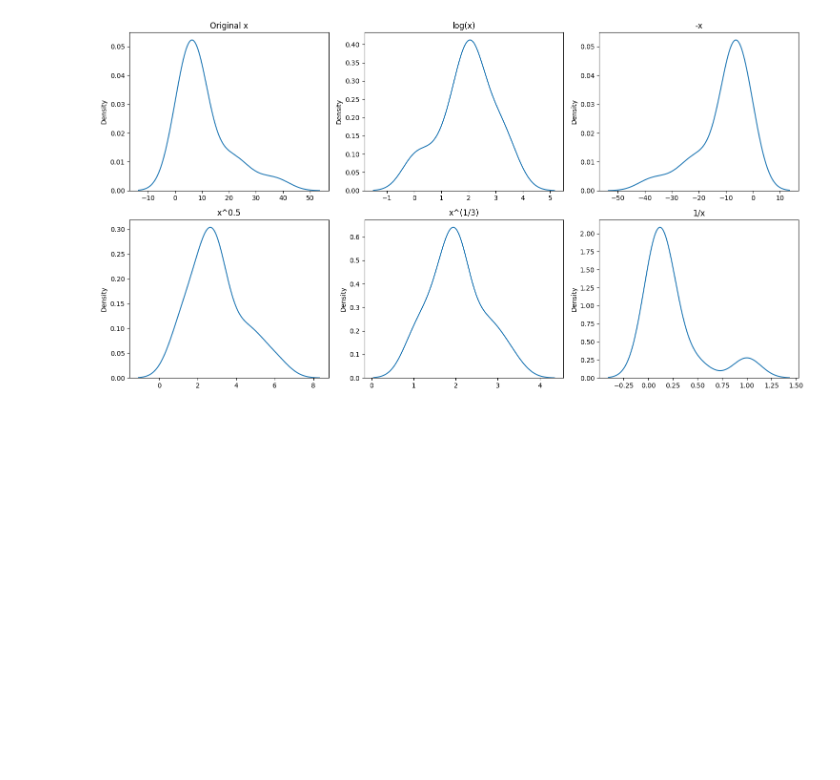
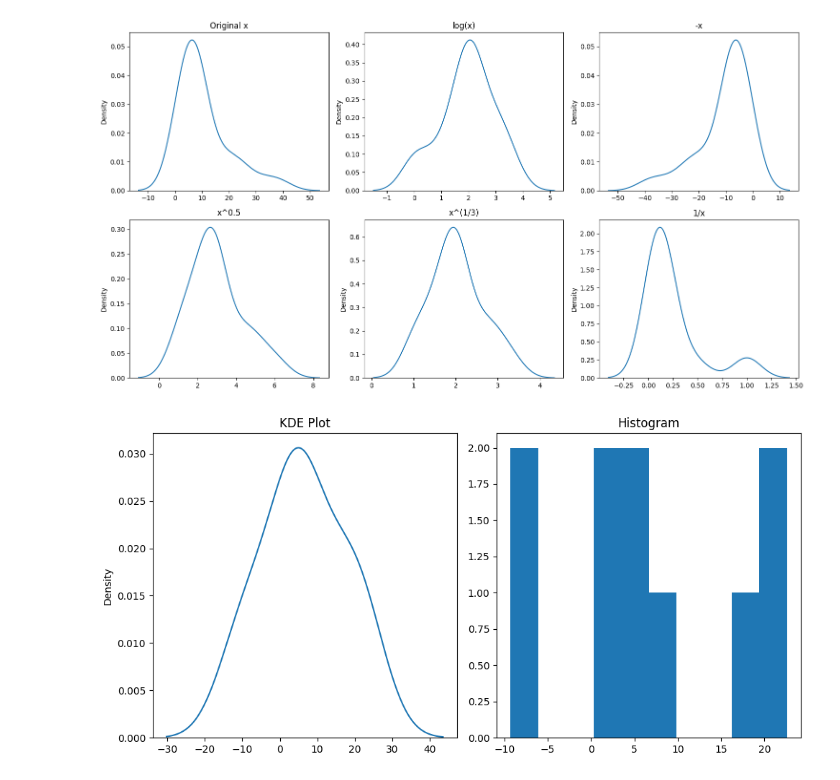
Before and after one commit to thearksharma/Statistics, a Jupyter notebook: Note.ipynb, the cells around one changed output. Saved outputs shown, nothing was run; the diff lists cells and outputs as text; code cells hidden in the pictures; blank space fills up the shorter version.

Commit message:
Normal Distribution & Transformations

```diff
--- a/Note.ipynb
+++ b/Note.ipynb
@@ -72,3 +70,18 @@ plt.tight_layout()
 plt.show()
 # %% [output]
 [figure]
+# %%
+data = np.random.normal(loc=10, scale=10, size=10)
+
+fig, axes = plt.subplots(nrows=1, ncols=2, figsize=(10, 5))
+
+sns.kdeplot(data, ax=axes[0])
+axes[0].set_title('KDE Plot')
+
+axes[1].hist(data)
+axes[1].set_title('Histogram')
+
+plt.tight_layout()
+plt.show()
+# %% [output]
+[figure, added]
```
Also changed, not shown: parts of 2 cells of this notebook.
